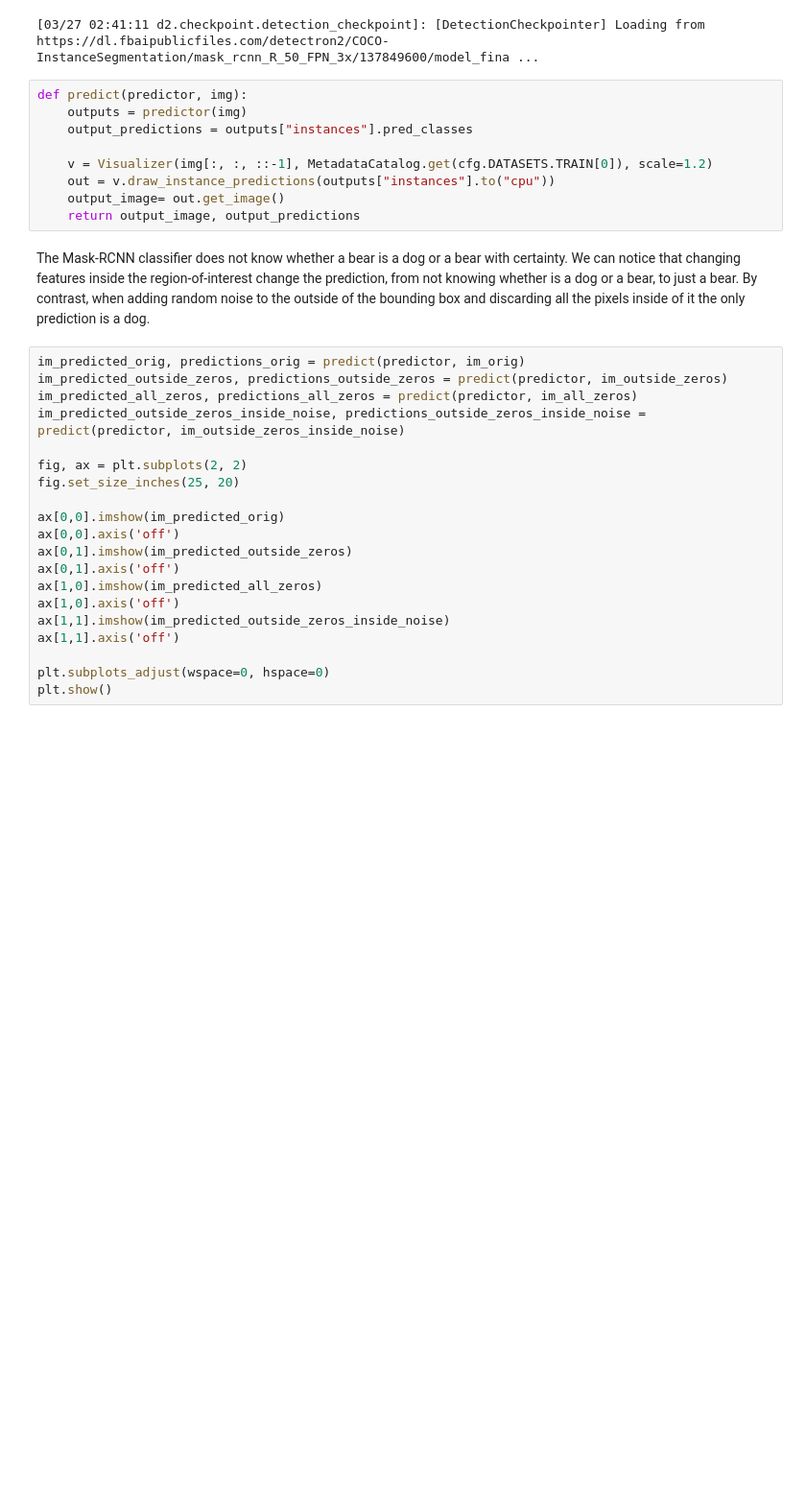
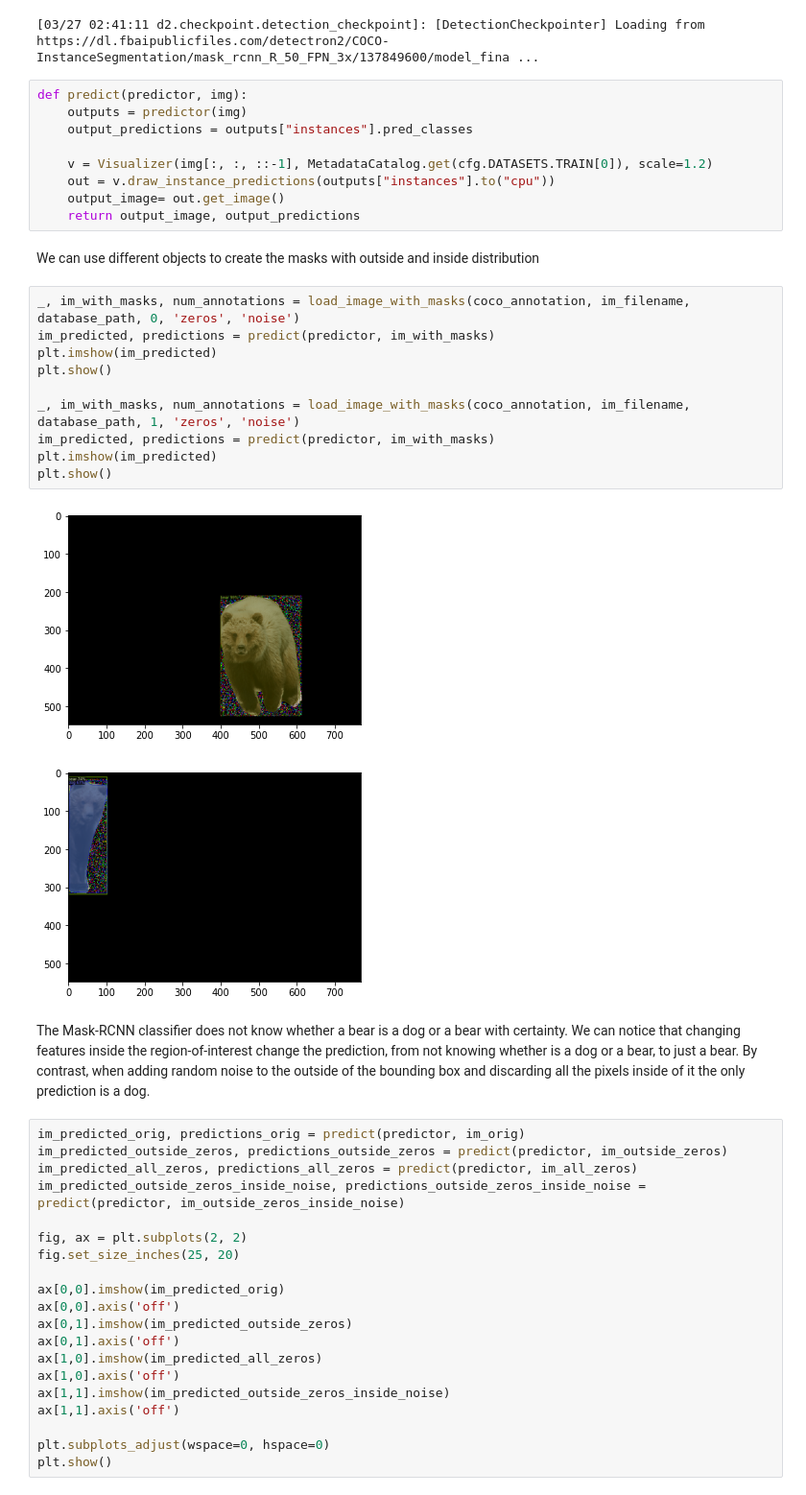
Before and after one commit to hichamelmuhandiz/MCV-M5-Team05, a Jupyter notebook: Week 3/task_d.ipynb, the cells around one changed output. Shown at 96% size. Saved outputs shown, nothing was run; the diff lists cells and outputs as text; blank space fills up the shorter version.

```diff
--- a/Week 3/task_d.ipynb
+++ b/Week 3/task_d.ipynb
@@ -159,6 +159,21 @@ def predict(predictor, img):
     out = v.draw_instance_predictions(outputs["instances"].to("cpu"))
     output_image= out.get_image()
     return output_image, output_predictions
+# %% [markdown]
+We can use different objects to create the masks with outside and inside distribution
+# %%
+_, im_with_masks, num_annotations = load_image_with_masks(coco_annotation, im_filename, database_path, 0, 'zeros', 'noise')
+im_predicted, predictions = predict(predictor, im_with_masks)
+plt.imshow(im_predicted)
+plt.show()
+
+_, im_with_masks, num_annotations = load_image_with_masks(coco_annotation, im_filename, database_path, 1, 'zeros', 'noise')
+im_predicted, predictions = predict(predictor, im_with_masks)
+plt.imshow(im_predicted)
+plt.show()
+# %% [output]
+[figure, added]
+[figure, added]
 # %% [markdown]
 The Mask-RCNN classifier does not know whether a bear is a dog or a bear with certainty. We can notice that changing features inside the region-of-interest change the prediction, from not knowing whether is a dog or a bear, to just a bear. By contrast, when adding random noise to the outside of the bounding box and discarding all the pixels inside of it the only prediction is a dog.
 # %%
```
Also changed, not shown: parts of 8 cells of this notebook.
